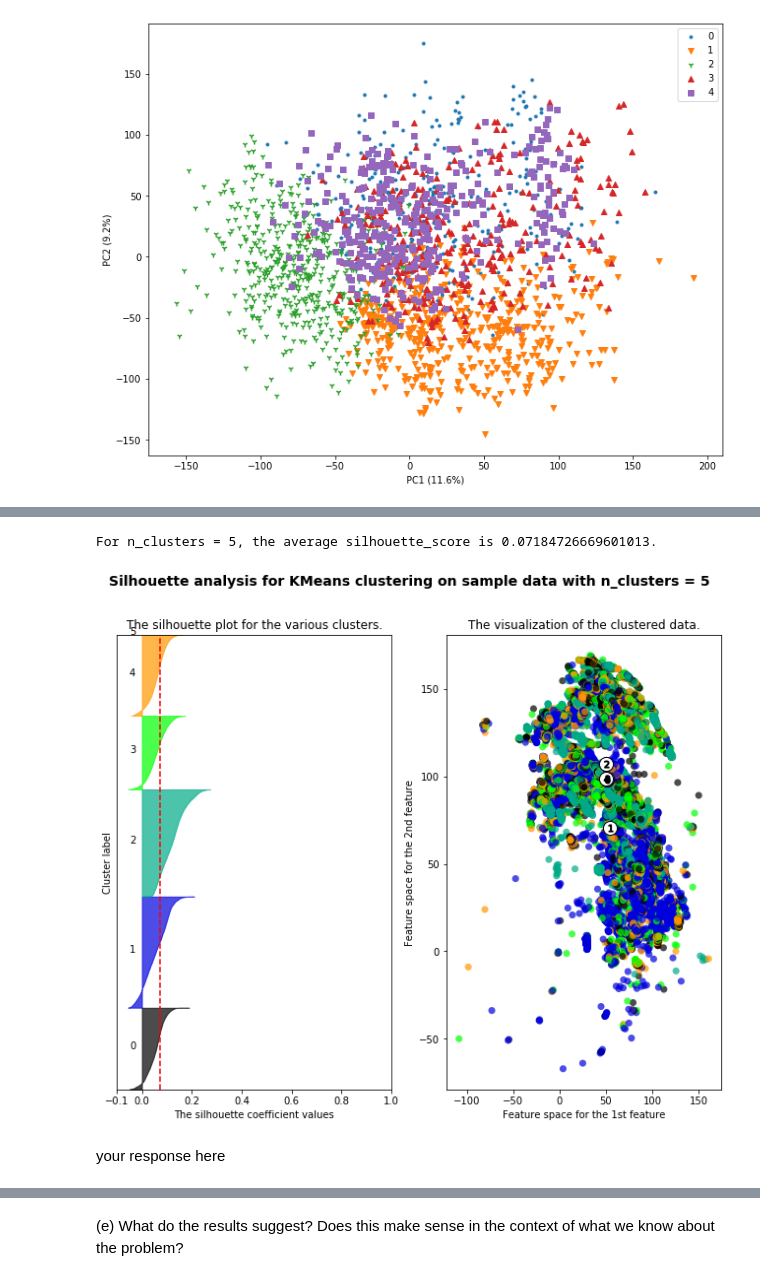
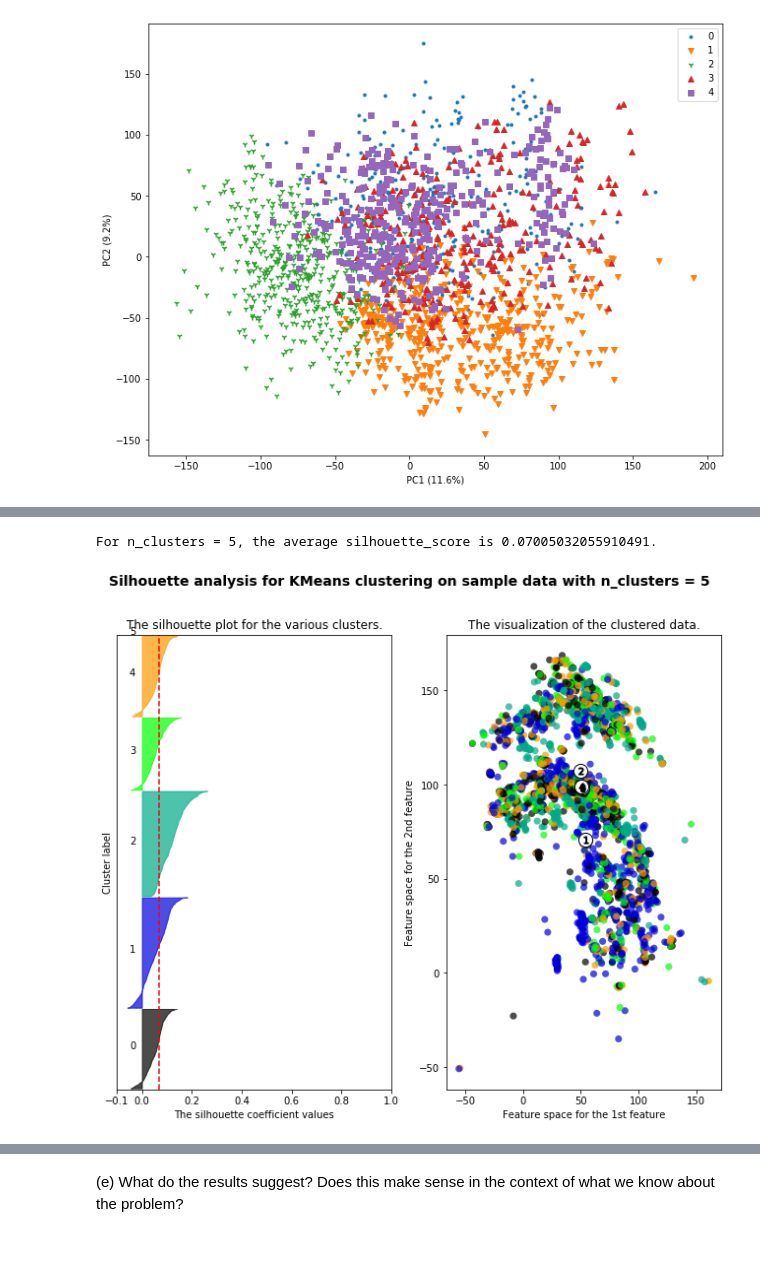
Before and after one commit to jialululu/2020-CS109B, a Jupyter notebook: content/HW/hw2/cs109b_hw2.ipynb, the cells around one changed output, grey strips where cells are left out. Drawn from its saved outputs; the diff is of its cells as text; code cells hidden in the pictures; blank space fills up the shorter version.

```diff
--- a/content/HW/hw2/cs109b_hw2.ipynb
+++ b/content/HW/hw2/cs109b_hw2.ipynb
@@ -367,9 +375,9 @@ your response here
 # %%
 #your code here
 # plot silhouette scores
-silplot(df_coord.values, ms_5.labels_, ms_5)
+sample_cluster5=df_coord.sample(frac=0.1, random_state=109)
+labels_5=ms_5.labels_[sample_cluster5.index]
+silplot(sample_cluster5.values, labels_5, ms_5)
 # %% [output]
-For n_clusters = 5, the average silhouette_score is 0.07184726669601013.
+For n_clusters = 5, the average silhouette_score is 0.07005032055910491.
-[figure, old version]
+[figure, new version]
-# %% [markdown]
-your response here
```
Also changed, not shown: parts of 37 cells of this notebook, 3 other files.
